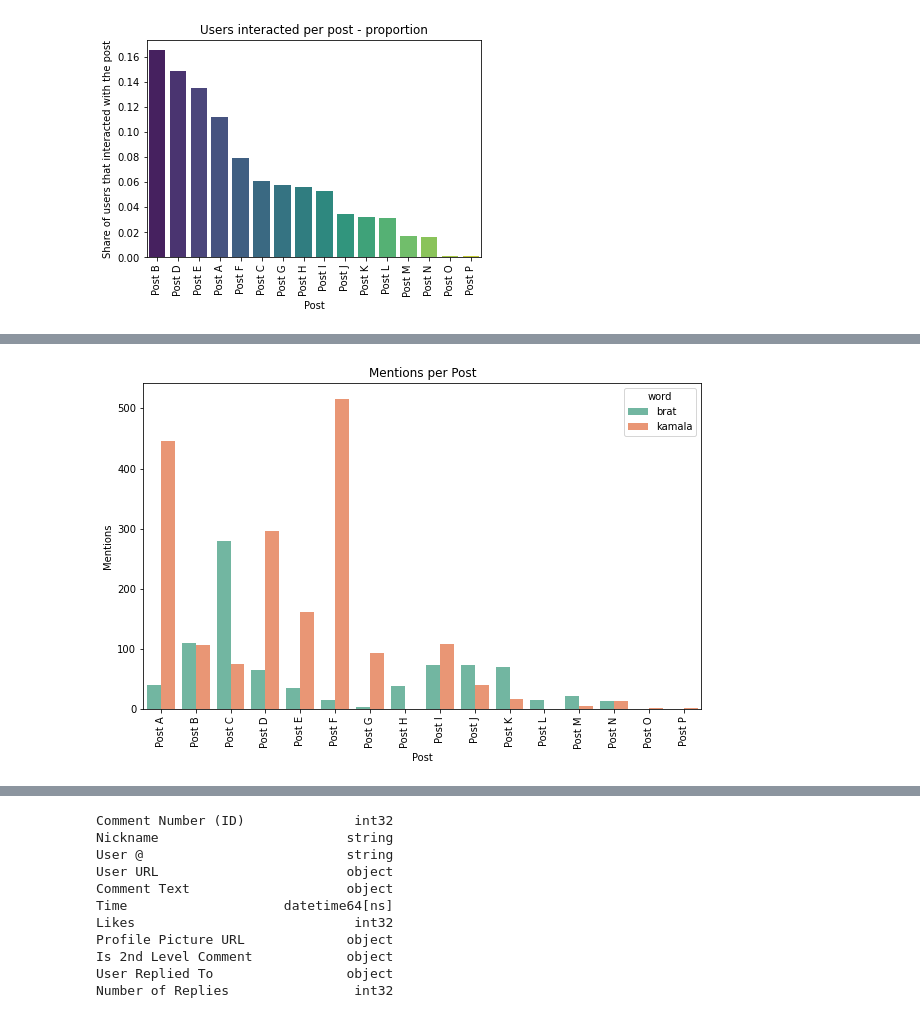
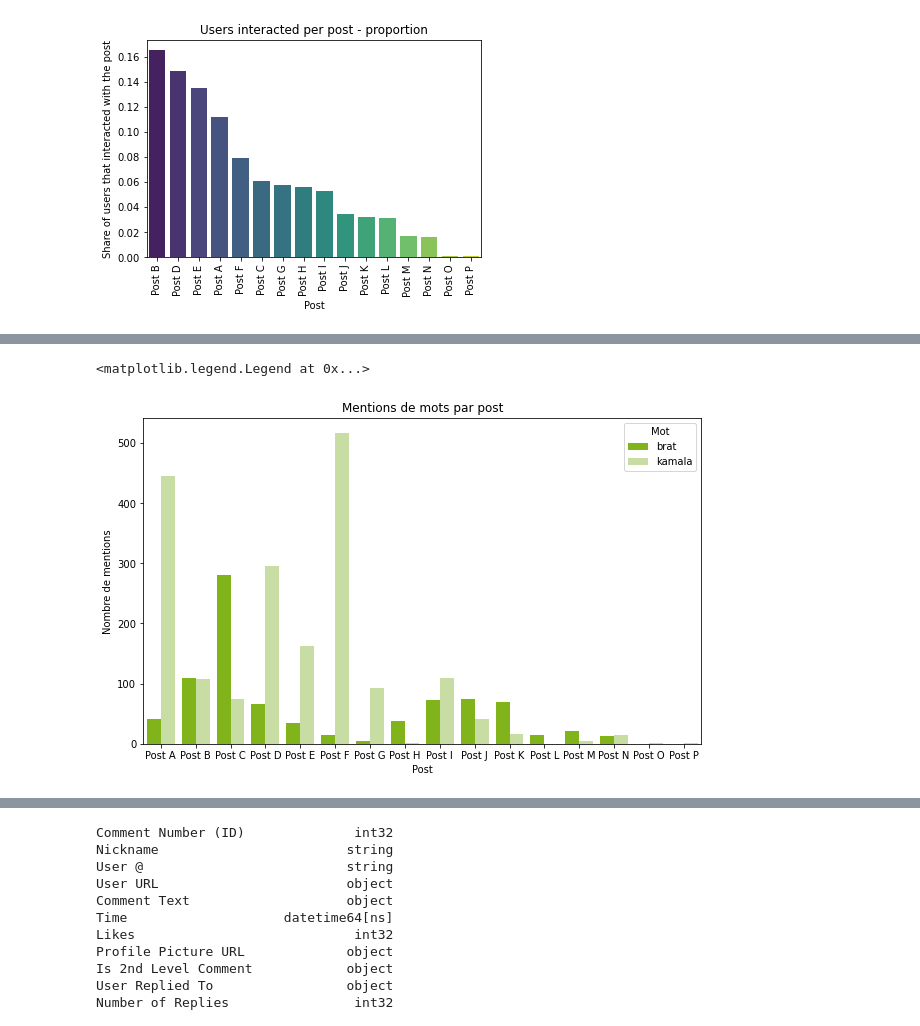
Before and after one commit to pouvoirdasha/sociology_scrapping, a Jupyter notebook: notebooks_stats_finetuning/decriptive_stats_dasha.ipynb, the cells around one changed output, grey strips where cells are left out. Saved outputs shown, nothing was run; the diff lists cells and outputs as text; code cells hidden in the pictures.

Commit message:
descriptive stats updated palettes to match brat aesthetic (work in progress)

```diff
--- a/notebooks_stats_finetuning/decriptive_stats_dasha.ipynb
+++ b/notebooks_stats_finetuning/decriptive_stats_dasha.ipynb
@@ -59,6 +61,14 @@ tiktok['post_likes'] = tiktok['post_likes'].apply(convert_likes)
 
 tiktok['post_likes'] = tiktok['post_likes'].astype(int)
 #tiktok['Likes'] = tiktok['Likes'].fillna(0).astype(int)
+
+#performins same for post_shares
+tiktok['post_shares'] = tiktok['post_shares'].fillna('0')
+tiktok['post_shares'] = tiktok['post_shares'].apply(convert_likes)
+
+
+
+tiktok['post_shares'] = tiktok['post_shares'].astype(int)
 # %%
 #deleting comments where users only identify each other (starting with @, ending with a space)
 tiktok['Comment Text'] = tiktok['Comment Text'].fillna('').astype(str)
@@ -253,30 +389,36 @@ See the caveats in the documentation: https://pandas.pydata.org/pandas-docs/stab
 # %%
-
-# Compter les mentions pour chaque mot par post
 mentions = tiktok.groupby('post_name')[['contains_brat', 'contains_kamala']].sum()
 
 # Passer en colonnes pour un tracé simultané
 mentions.reset_index(inplace=True)
 
 # Visualisation avec sns.barplot
 mentions_long = mentions.melt(id_vars='post_name', var_name='word', value_name='mentions')
 
 # Renommer les mots pour plus de clarté
 mentions_long['word'] = mentions_long['word'].str.replace('contains_', '')
 
+
+base_color = "#8ACE00"
+lighter_shade = sns.light_palette(base_color, n_colors=4)[1]  # Slightly less light
+darker_shade = sns.dark_palette(base_color, n_colors=2)[1]
+custom_palette = [ darker_shade, lighter_shade]
+# Map the palette to the words
+word_palette = dict(zip(mentions_long['word'].unique(), custom_palette))
+
 # Tracé du graphique
 plt.figure(figsize=(10, 6))
 sns.barplot(
     data=mentions_long,
     x='post_name',
     y='mentions',
     hue='word',
-    palette='Set2'
+    palette=word_palette
 )
-plt.xticks(rotation=90)
-plt.title("Mentions per Post")
-plt.xlabel("Post")
-plt.ylabel("Mentions")
-plt.show()
+plt.title('Mentions de mots par post')
+plt.xlabel('Post')
+plt.ylabel('Nombre de mentions')
+plt.legend(title='Mot')
 # %% [output]
+<matplotlib.legend.Legend at 0x...>
-[figure, old version]
+[figure, new version]
```
Also changed, not shown: parts of 25 cells of this notebook, 1 other file.
